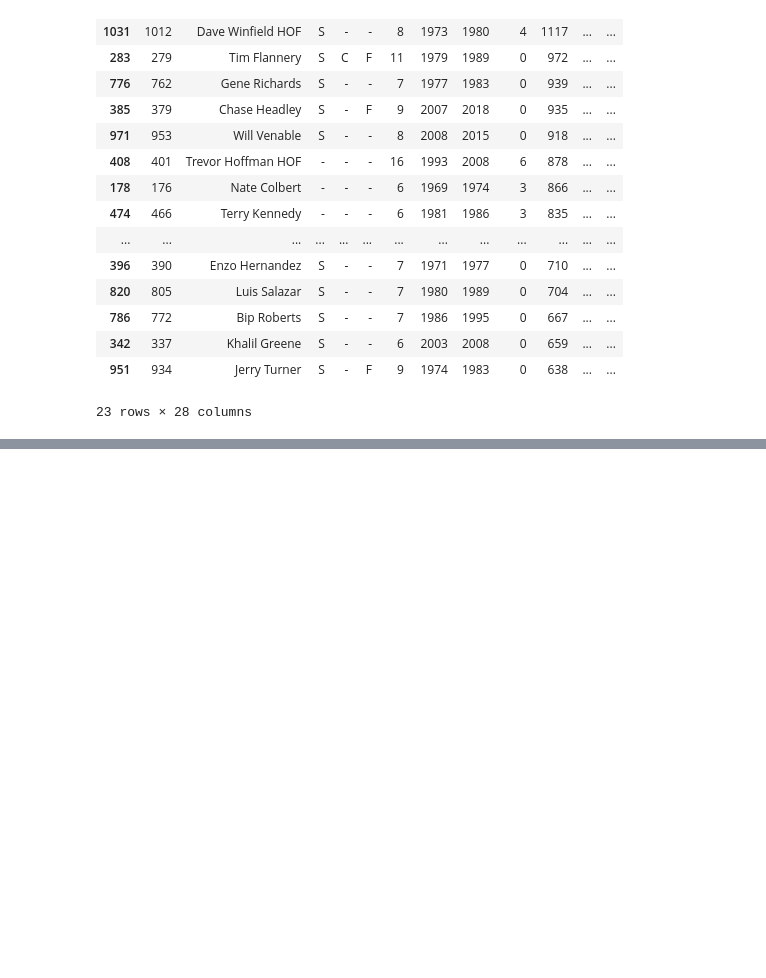
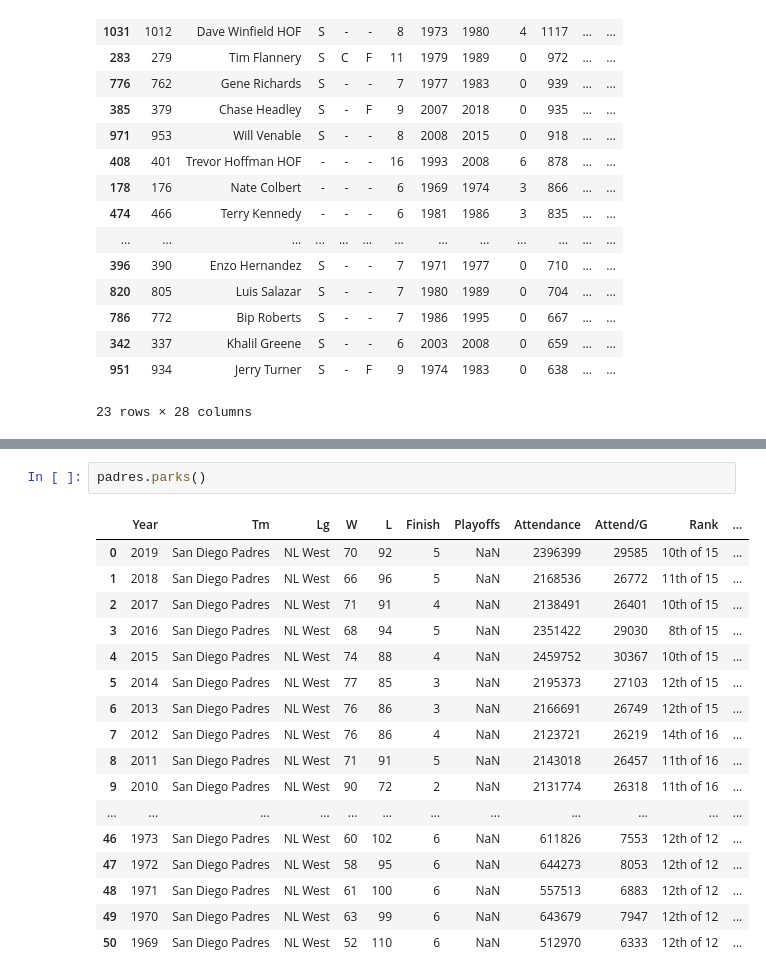
Before and after one commit to double-dose-larry/sportsref, a Jupyter notebook: test_franchises.ipynb, the cells around one changed output, grey strips where cells are left out. Drawn from its saved outputs; the diff is of its cells as text; blank space fills up the shorter version.

```diff
--- a/test_franchises.ipynb
+++ b/test_franchises.ipynb
@@ -39,0 +86,20 @@ padres.batters().sort_values("G", ascending=False).head(23)
+# %%
+padres.parks()
+# %% [output]
+|  | Year | Tm | Lg | W | L | Finish | Playoffs | Attendance | Attend/G | Rank | ... |
+| 0 | 2019 | San Diego Padres | NL West | 70 | 92 | 5 | NaN | 2396399 | 29585 | 10th of 15 | ... |
+| 1 | 2018 | San Diego Padres | NL West | 66 | 96 | 5 | NaN | 2168536 | 26772 | 11th of 15 | ... |
+| 2 | 2017 | San Diego Padres | NL West | 71 | 91 | 4 | NaN | 2138491 | 26401 | 10th of 15 | ... |
+| 3 | 2016 | San Diego Padres | NL West | 68 | 94 | 5 | NaN | 2351422 | 29030 | 8th of 15 | ... |
+| 4 | 2015 | San Diego Padres | NL West | 74 | 88 | 4 | NaN | 2459752 | 30367 | 10th of 15 | ... |
+| 5 | 2014 | San Diego Padres | NL West | 77 | 85 | 3 | NaN | 2195373 | 27103 | 12th of 15 | ... |
+| 6 | 2013 | San Diego Padres | NL West | 76 | 86 | 3 | NaN | 2166691 | 26749 | 12th of 15 | ... |
+| 7 | 2012 | San Diego Padres | NL West | 76 | 86 | 4 | NaN | 2123721 | 26219 | 14th of 16 | ... |
+| 8 | 2011 | San Diego Padres | NL West | 71 | 91 | 5 | NaN | 2143018 | 26457 | 11th of 16 | ... |
+| 9 | 2010 | San Diego Padres | NL West | 90 | 72 | 2 | NaN | 2131774 | 26318 | 11th of 16 | ... |
+| ... | ... | ... | ... | ... | ... | ... | ... | ... | ... | ... | ... |
+| 46 | 1973 | San Diego Padres | NL West | 60 | 102 | 6 | NaN | 611826 | 7553 | 12th of 12 | ... |
+| 47 | 1972 | San Diego Padres | NL West | 58 | 95 | 6 | NaN | 644273 | 8053 | 12th of 12 | ... |
+| 48 | 1971 | San Diego Padres | NL West | 61 | 100 | 6 | NaN | 557513 | 6883 | 12th of 12 | ... |
+| 49 | 1970 | San Diego Padres | NL West | 63 | 99 | 6 | NaN | 643679 | 7947 | 12th of 12 | ... |
+| 50 | 1969 | San Diego Padres | NL West | 52 | 110 | 6 | NaN | 512970 | 6333 | 12th of 12 | ... |
```
Also changed, not shown: parts of 2 cells of this notebook, 1 other file.
